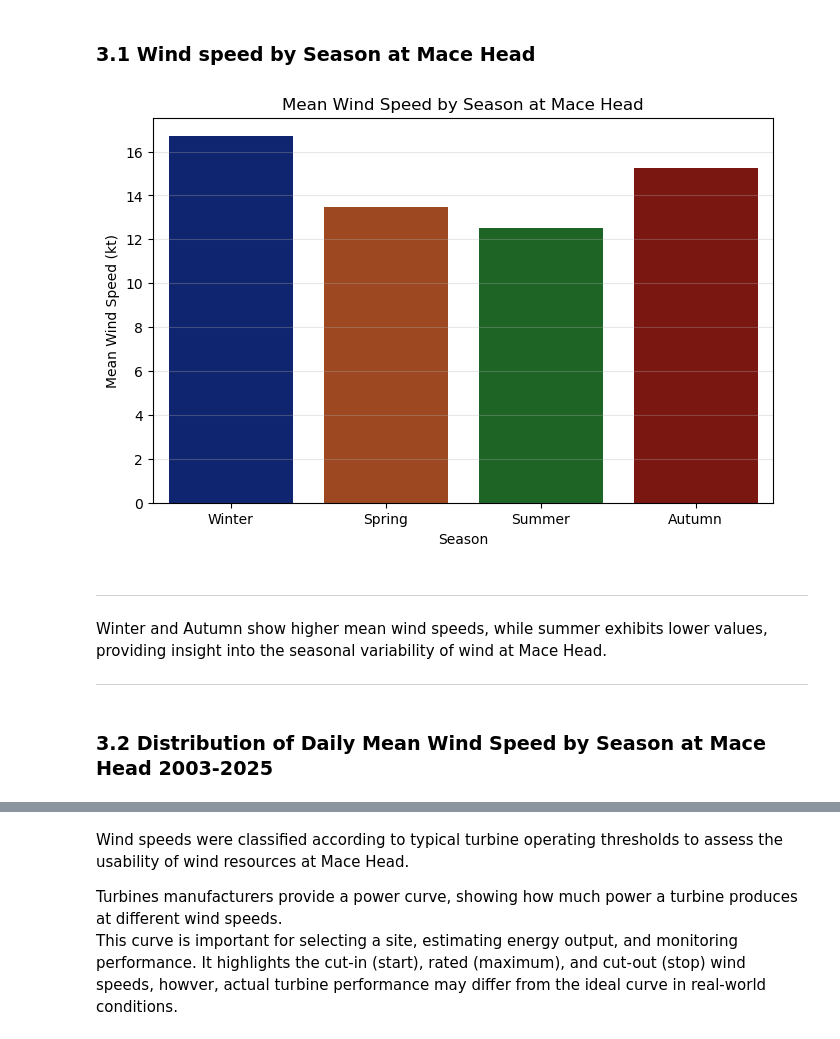
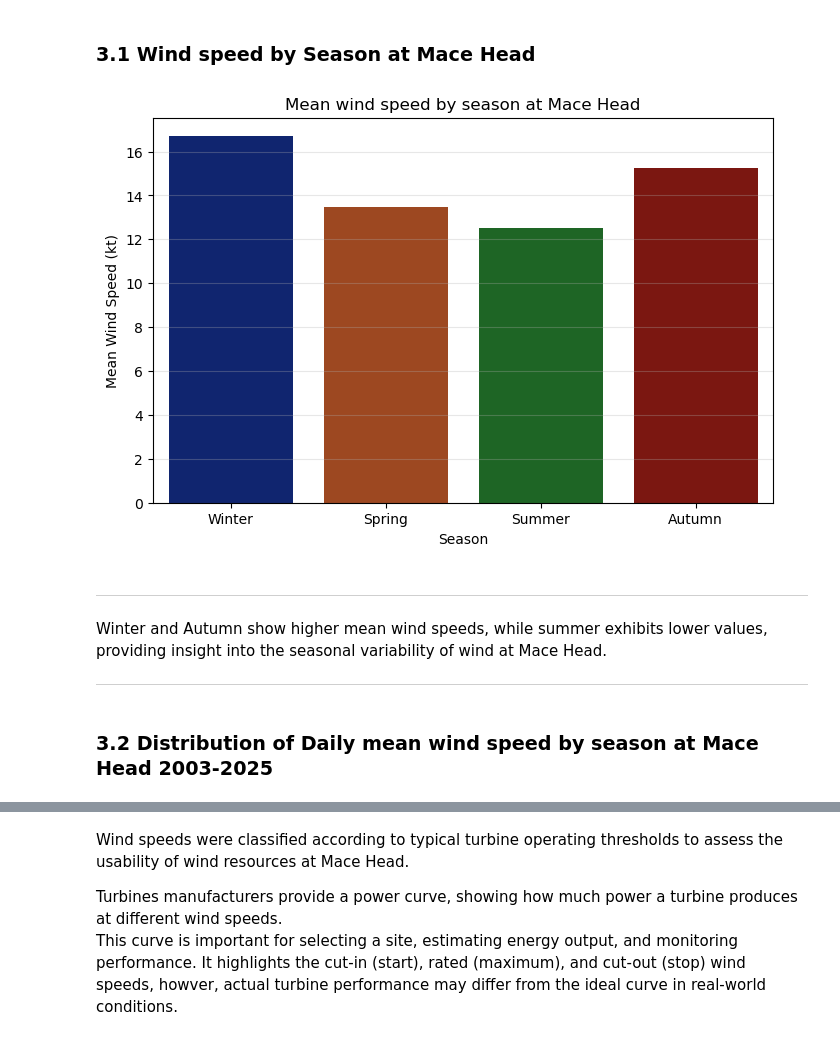
Before and after one commit to Maroua-El-Imame/programming-for-data-analytics, a Jupyter notebook: project/windspeed_analysis_project.ipynb, the cells around one changed output, grey strips where cells are left out. Saved outputs shown, nothing was run; the diff lists cells and outputs as text; code cells hidden in the pictures.

```diff
--- a/project/windspeed_analysis_project.ipynb
+++ b/project/windspeed_analysis_project.ipynb
@@ -712,16 +719,16 @@ Name: wdsp, dtype: float64
 # %% [markdown]
 ### 3.1  Wind speed by Season at Mace Head
 # %%
-# Barplot
+# barplot
 plt.figure(figsize=(8,5))
 sns.barplot(x=seasonal_mean.index, y=seasonal_mean.values, hue=seasonal_mean.index, palette="dark", legend=False)
 plt.ylabel("Mean Wind Speed (kt)")
 plt.xlabel("Season")
-plt.title("Mean Wind Speed by Season at Mace Head")
+plt.title("Mean wind speed by season at Mace Head")
 plt.grid(axis='y', alpha=0.3)
 plt.show()
 # %% [output]
-[figure, old version]
+[figure, new version]
 # %% [markdown]
 -----------------
 
@@ -729,5 +736,5 @@ Winter and Autumn show higher mean wind speeds, while summer exhibits lower valu
 
 ----------------
 # %% [markdown]
-### 3.2 Distribution of Daily Mean Wind Speed by Season at Mace Head  2003-2025
+### 3.2 Distribution of Daily mean wind speed by season at Mace Head  2003-2025
 # %%
```
Also changed, not shown: parts of 58 cells of this notebook.
